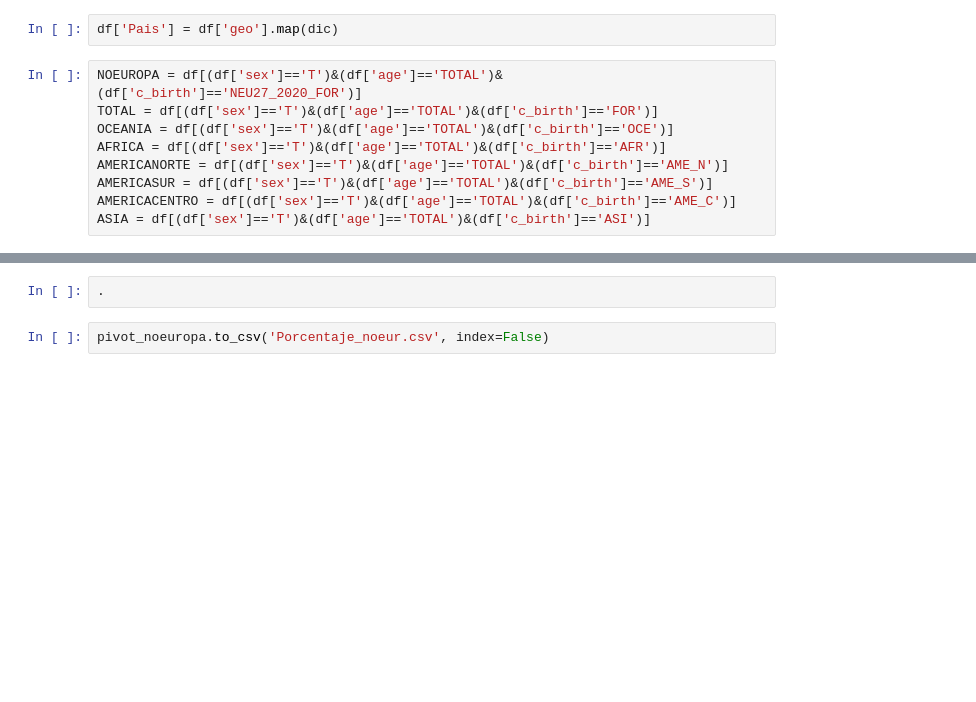
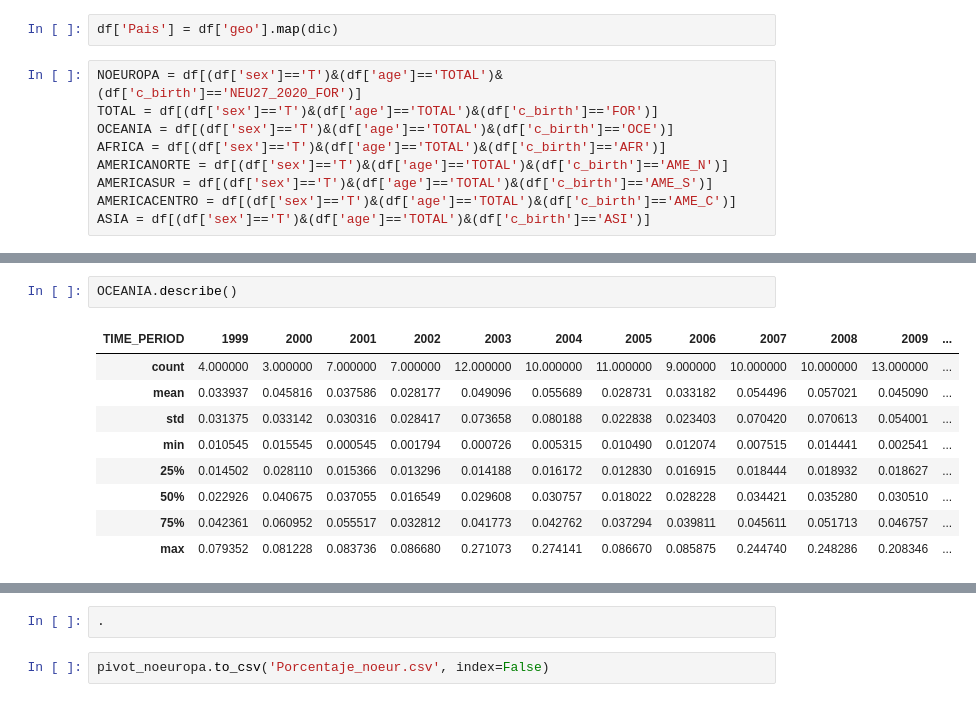
Before and after one commit to Gbau11/Inmigracion, a Jupyter notebook: code/Inmigracion.ipynb, the cells around one changed output, grey strips where cells are left out. Cells and saved outputs as stored; diff of their text form; blank space fills up the shorter version.

```diff
--- a/code/Inmigracion.ipynb
+++ b/code/Inmigracion.ipynb
@@ -178,0 +163,12 @@ pivot
+# %%
+OCEANIA.describe()
+# %% [output]
+| TIME_PERIOD | 1999 | 2000 | 2001 | 2002 | 2003 | 2004 | 2005 | 2006 | 2007 | 2008 | 2009 | ... |
+| count | 4.000000 | 3.000000 | 7.000000 | 7.000000 | 12.000000 | 10.000000 | 11.000000 | 9.000000 | 10.000000 | 10.000000 | 13.000000 | ... |
+| mean | 0.033937 | 0.045816 | 0.037586 | 0.028177 | 0.049096 | 0.055689 | 0.028731 | 0.033182 | 0.054496 | 0.057021 | 0.045090 | ... |
+| std | 0.031375 | 0.033142 | 0.030316 | 0.028417 | 0.073658 | 0.080188 | 0.022838 | 0.023403 | 0.070420 | 0.070613 | 0.054001 | ... |
+| min | 0.010545 | 0.015545 | 0.000545 | 0.001794 | 0.000726 | 0.005315 | 0.010490 | 0.012074 | 0.007515 | 0.014441 | 0.002541 | ... |
+| 25% | 0.014502 | 0.028110 | 0.015366 | 0.013296 | 0.014188 | 0.016172 | 0.012830 | 0.016915 | 0.018444 | 0.018932 | 0.018627 | ... |
+| 50% | 0.022926 | 0.040675 | 0.037055 | 0.016549 | 0.029608 | 0.030757 | 0.018022 | 0.028228 | 0.034421 | 0.035280 | 0.030510 | ... |
+| 75% | 0.042361 | 0.060952 | 0.055517 | 0.032812 | 0.041773 | 0.042762 | 0.037294 | 0.039811 | 0.045611 | 0.051713 | 0.046757 | ... |
+| max | 0.079352 | 0.081228 | 0.083736 | 0.086680 | 0.271073 | 0.274141 | 0.086670 | 0.085875 | 0.244740 | 0.248286 | 0.208346 | ... |
```
Also changed, not shown: parts of 38 cells of this notebook, 1 other file.
